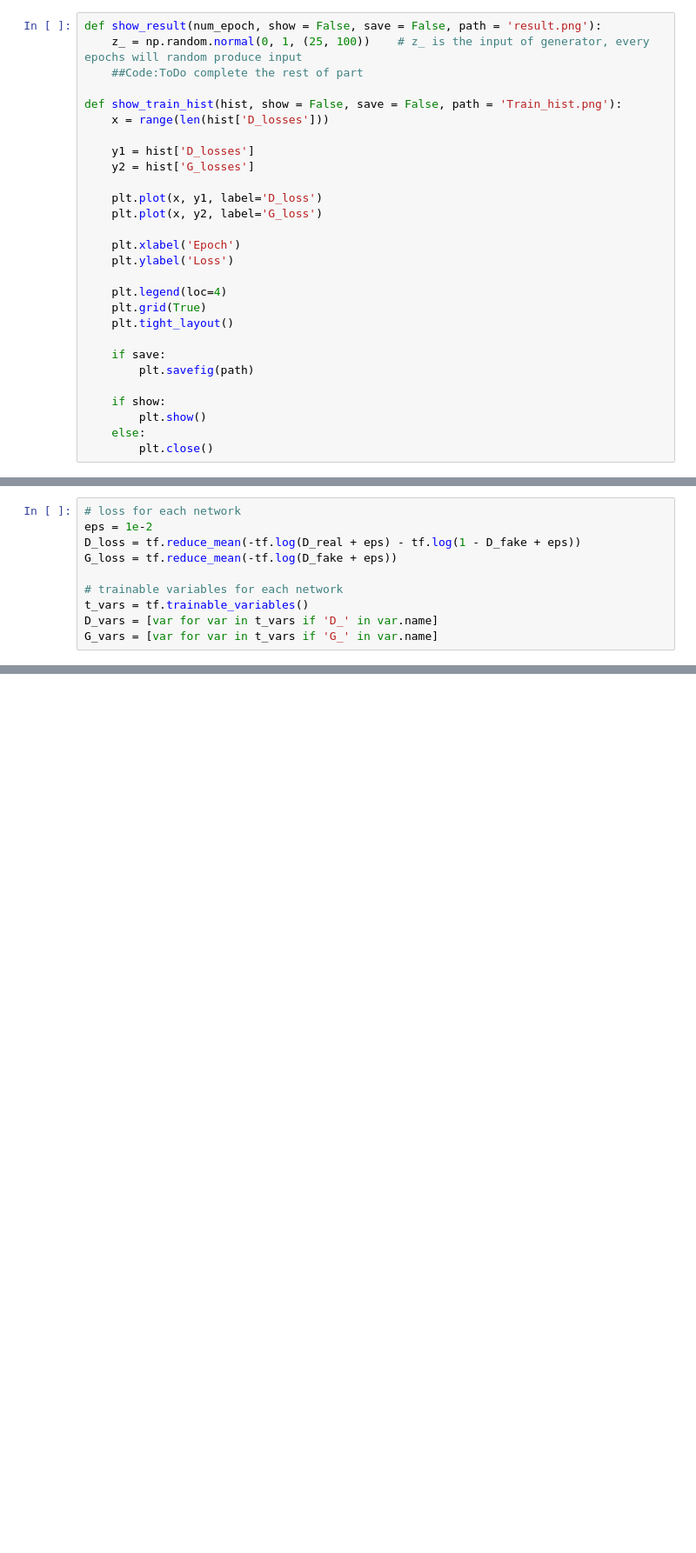
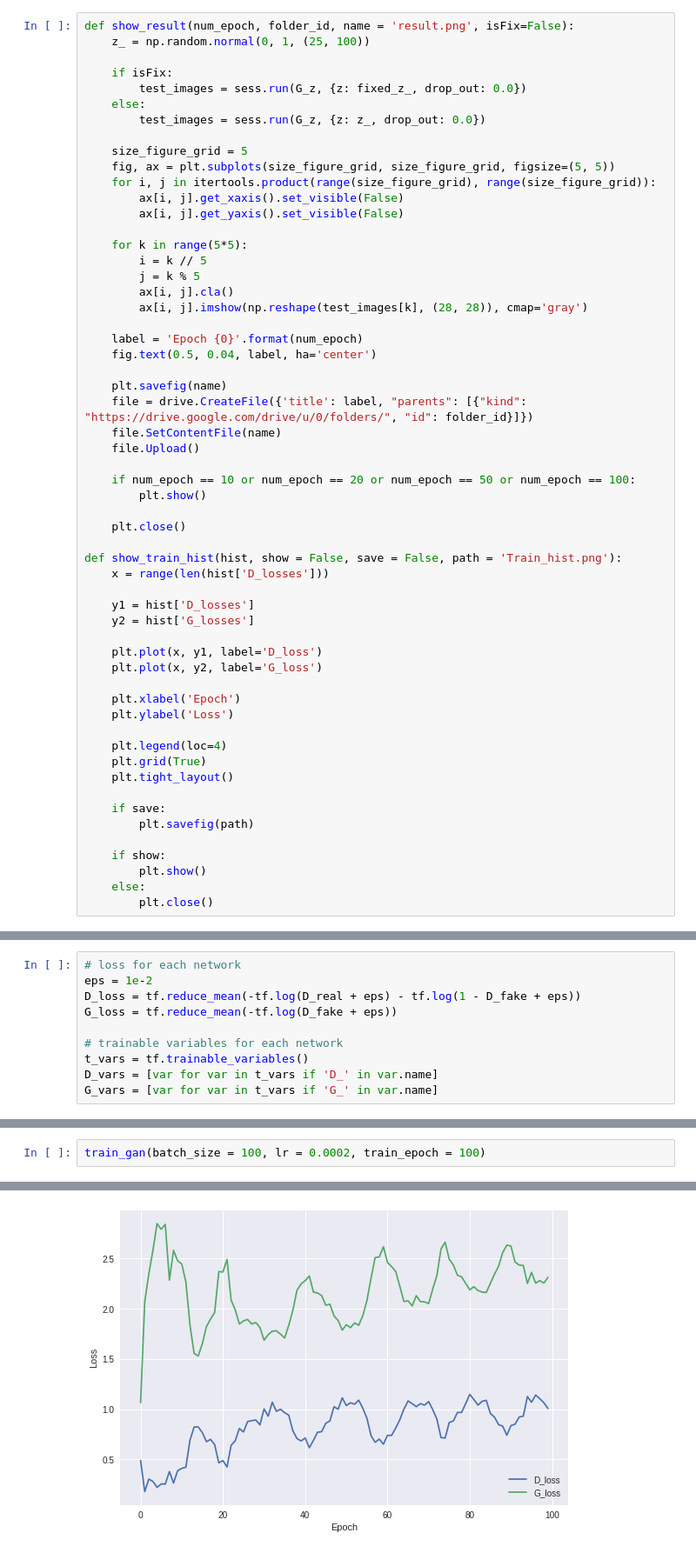
Before and after one commit to jredway/Deep-learning-and-computer-vision, a Jupyter notebook: CW2/Coursework2_GAN_Lyapina.ipynb, the cells around one changed output, grey strips where cells are left out. Shown: that part at 87% size. Cells and saved outputs as stored; diff of their text form; blank space fills up the shorter version.

```diff
--- a/CW2/Coursework2_GAN_Lyapina.ipynb
+++ b/CW2/Coursework2_GAN_Lyapina.ipynb
@@ -73,9 +96,38 @@ def discriminator(x, drop_out):
 
     return o
 # %%
-def show_result(num_epoch, show = False, save = False, path = 'result.png'):
-    z_ = np.random.normal(0, 1, (25, 100))    # z_ is the input of generator, every epochs will random produce input
-    ##Code:ToDo complete the rest of part
+def show_result(num_epoch, folder_id, name = 'result.png', isFix=False):
+    z_ = np.random.normal(0, 1, (25, 100))
+
+    if isFix:
+        test_images = sess.run(G_z, {z: fixed_z_, drop_out: 0.0})
+    else:
+        test_images = sess.run(G_z, {z: z_, drop_out: 0.0})
+
+    size_figure_grid = 5
+    fig, ax = plt.subplots(size_figure_grid, size_figure_grid, figsize=(5, 5))
+    for i, j in itertools.product(range(size_figure_grid), range(size_figure_grid)):
+        ax[i, j].get_xaxis().set_visible(False)
+        ax[i, j].get_yaxis().set_visible(False)
+
+    for k in range(5*5):
+        i = k // 5
+        j = k % 5
+        ax[i, j].cla()
+        ax[i, j].imshow(np.reshape(test_images[k], (28, 28)), cmap='gray')
+
+    label = 'Epoch {0}'.format(num_epoch)
+    fig.text(0.5, 0.04, label, ha='center')
+
+    plt.savefig(name)
+    file = drive.CreateFile({'title': label, "parents": [{"kind": "https://drive.google.com/drive/u/0/folders/", "id": folder_id}]})
+    file.SetContentFile(name)
+    file.Upload()
+
+    if num_epoch == 10 or num_epoch == 20 or num_epoch == 50 or num_epoch == 100:
+        plt.show()
+
+    plt.close()
 
 def show_train_hist(hist, show = False, save = False, path = 'Train_hist.png'):
     x = range(len(hist['D_losses']))
@@ -142,0 +244,3 @@ G_vars = [var for var in t_vars if 'G_' in var.name]
+# %%
+train_gan(batch_size = 100, lr = 0.0002, train_epoch = 100)
+# %% [output]
@@ -142,0 +264 @@ G_vars = [var for var in t_vars if 'G_' in var.name]
+[figure, added]
```
Also changed, not shown: parts of 30 cells of this notebook, 10 other files.
